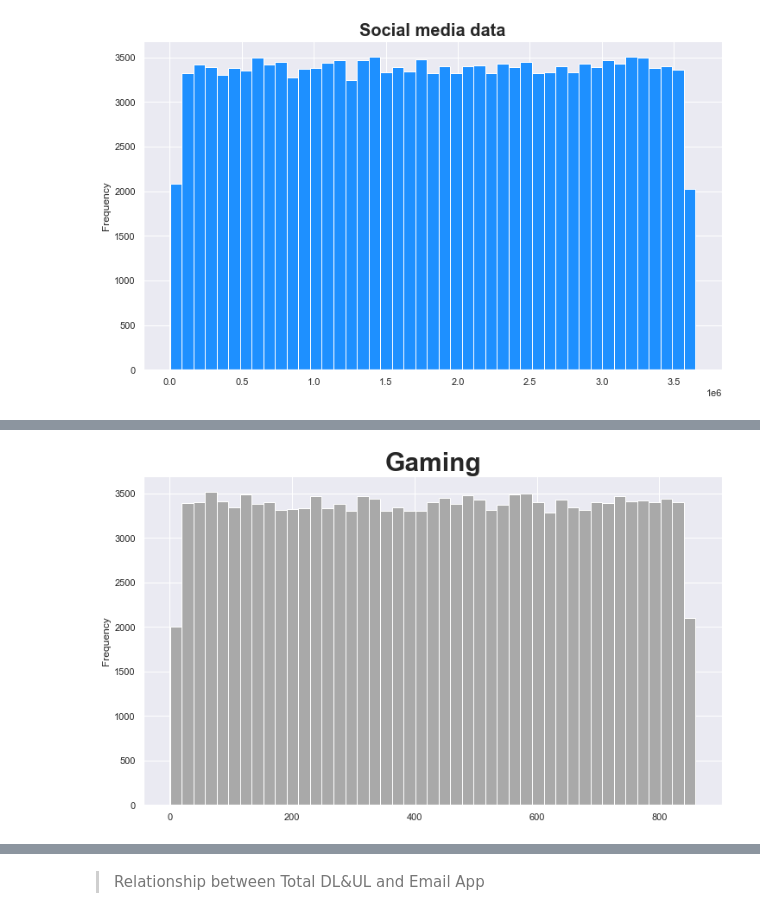
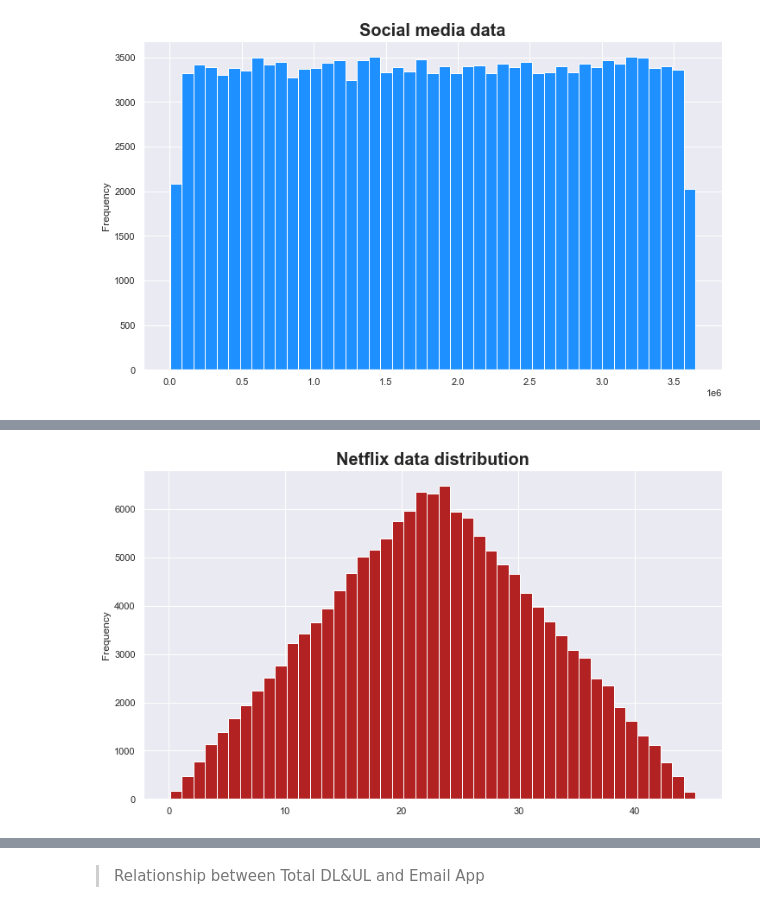
Before and after one commit to Melak2017/Telecommunication-Data-Analysis, a Jupyter notebook: Jup_Notebooks/Data_Exploration.ipynb, the cells around one changed output, grey strips where cells are left out. Cells and saved outputs as stored; diff of their text form; code cells hidden in the pictures.

```diff
--- a/Jup_Notebooks/Data_Exploration.ipynb
+++ b/Jup_Notebooks/Data_Exploration.ipynb
@@ -267,6 +265,6 @@ plt.show()
-# %%
-numerical_features['gaming'].plot.hist(bins=45, color='darkgray', figsize=(12, 7))
-plt.title(f'Gaming', size=30, fontweight='bold')
-plt.show()
-# %% [output]
-[figure, removed]
+# %%
+numerical_features['netflix'].plot.hist(bins=45, color='firebrick', figsize=(12, 7))
+plt.title(f'Netflix data distribution', size=20, fontweight='bold')
+plt.show()
+# %% [output]
+[figure, added]
```
Also changed, not shown: parts of 11 cells of this notebook.
